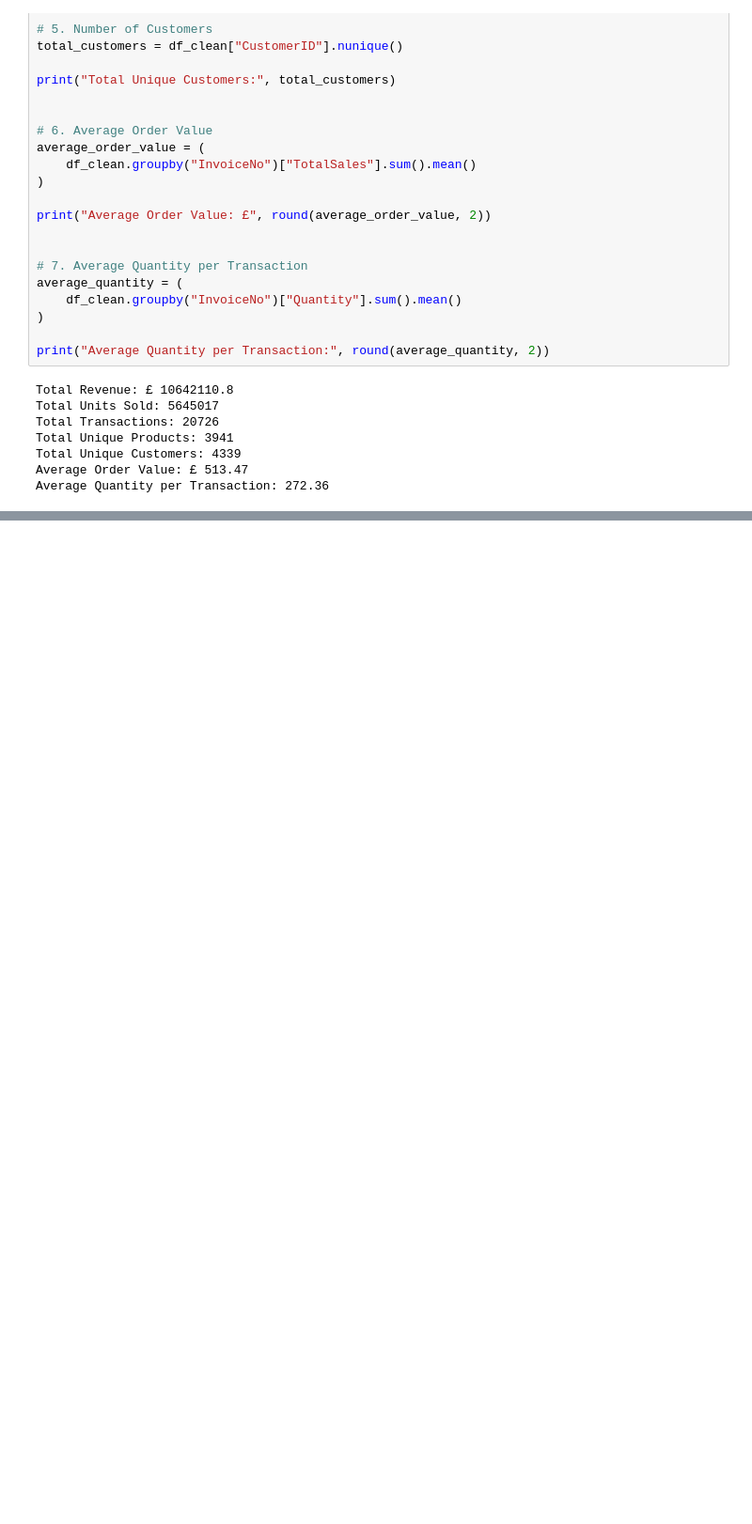
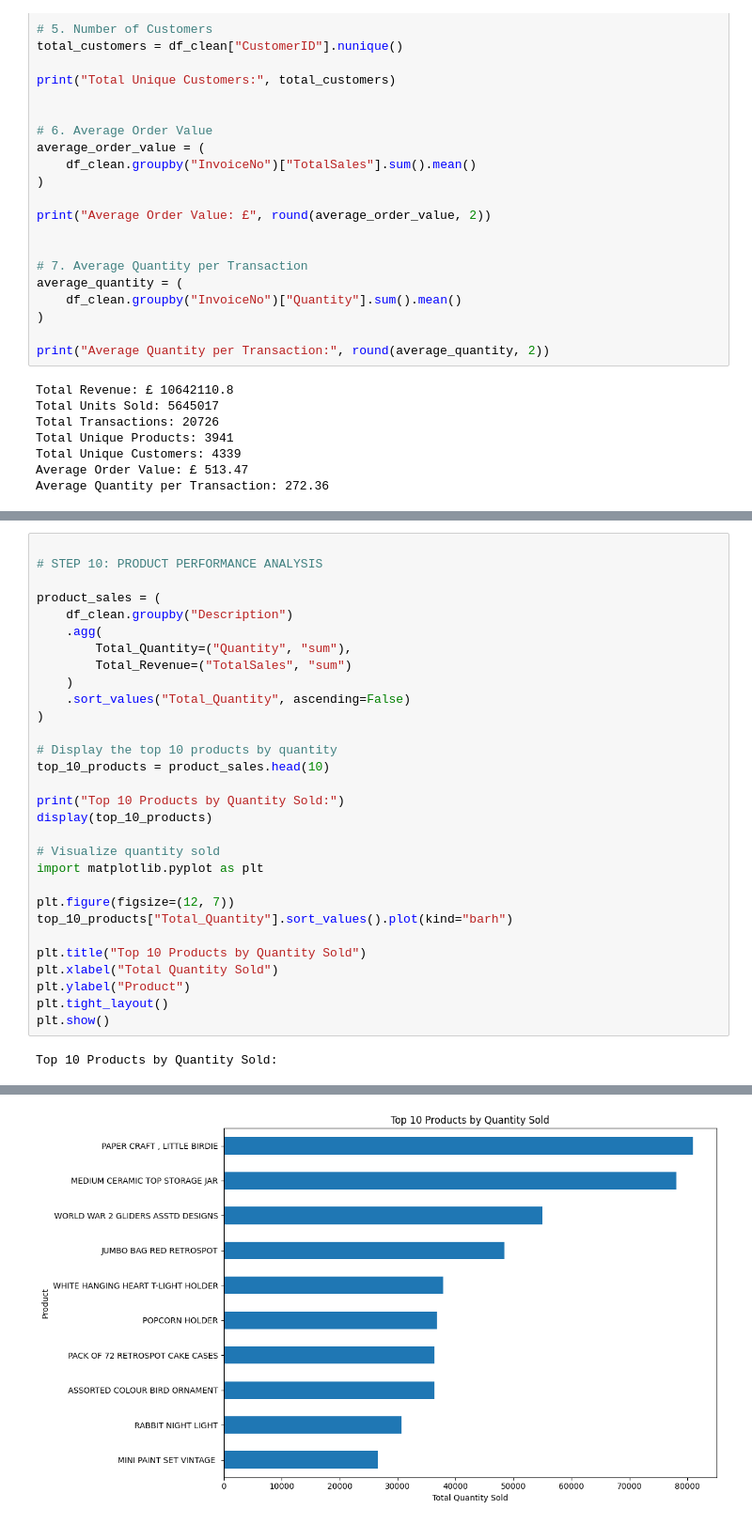
Before and after one commit to Namrathachn-98/Ecommerce-Sales-analysis, a Jupyter notebook: Ecommerce_Sales_EDA.ipynb, the cells around one changed output, grey strips where cells are left out. Shown at 94% size. Drawn from its saved outputs; the diff is of its cells as text; blank space fills up the shorter version.

```diff
--- a/Ecommerce_Sales_EDA.ipynb
+++ b/Ecommerce_Sales_EDA.ipynb
@@ -469,0 +718,32 @@ Name: CustomerID, dtype: int64
+# %%
+
+# STEP 10: PRODUCT PERFORMANCE ANALYSIS
+
+product_sales = (
+    df_clean.groupby("Description")
+    .agg(
+        Total_Quantity=("Quantity", "sum"),
+        Total_Revenue=("TotalSales", "sum")
+    )
+    .sort_values("Total_Quantity", ascending=False)
+)
+
+# Display the top 10 products by quantity
+top_10_products = product_sales.head(10)
+
+print("Top 10 Products by Quantity Sold:")
+display(top_10_products)
+
+# Visualize quantity sold
+import matplotlib.pyplot as plt
+
+plt.figure(figsize=(12, 7))
+top_10_products["Total_Quantity"].sort_values().plot(kind="barh")
+
+plt.title("Top 10 Products by Quantity Sold")
+plt.xlabel("Total Quantity Sold")
+plt.ylabel("Product")
+plt.tight_layout()
+plt.show()
+# %% [output]
+Top 10 Products by Quantity Sold:
@@ -469,0 +762 @@ Name: CustomerID, dtype: int64
+[figure, added]
```
Also changed, not shown: parts of 28 cells of this notebook.
